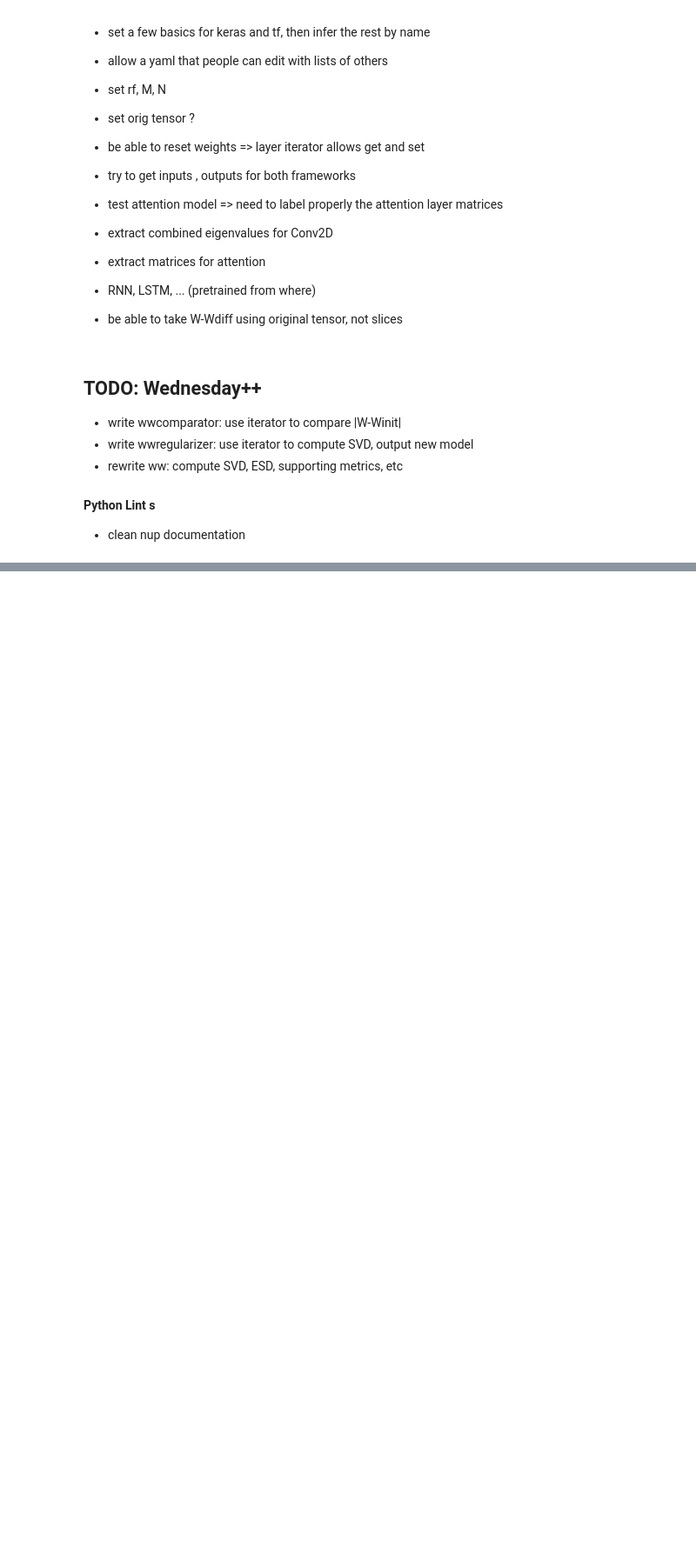
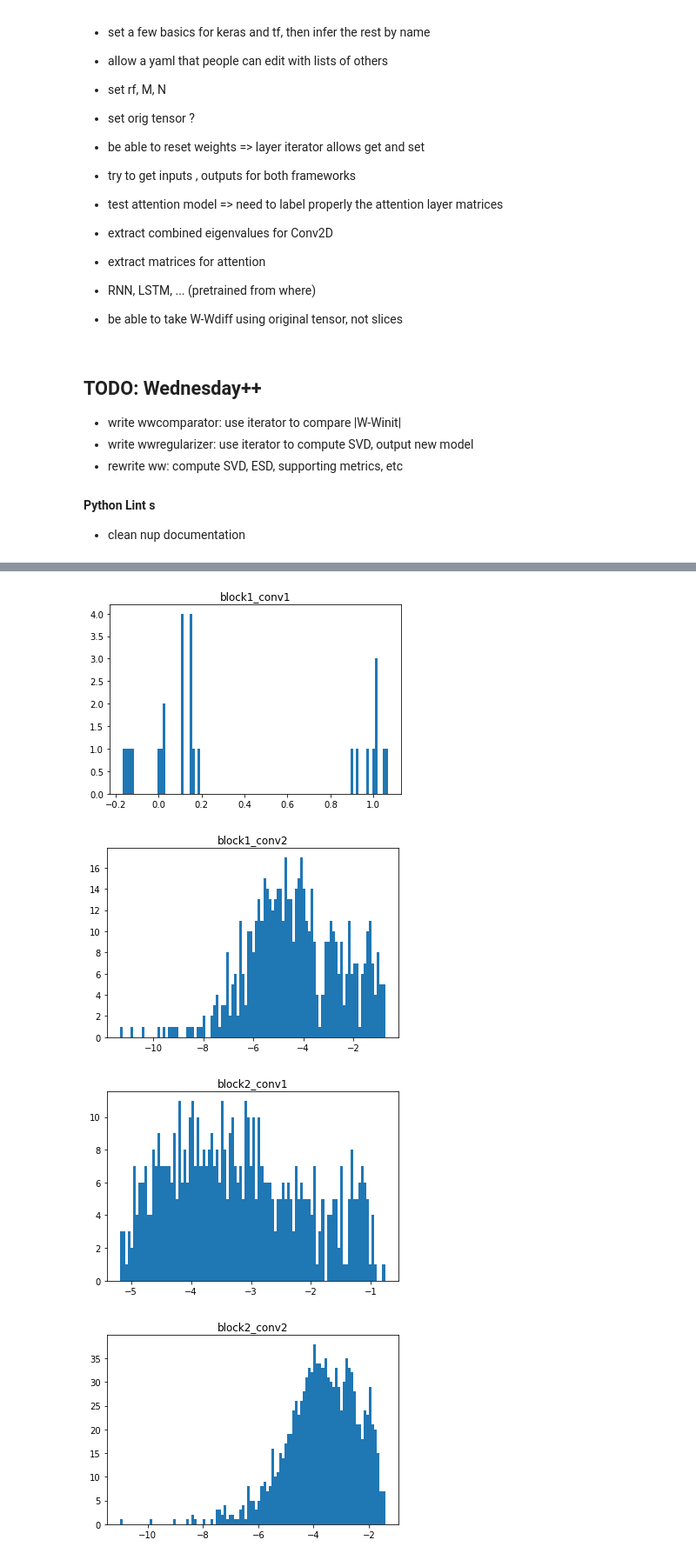
Before and after one commit to CalculatedContent/WeightWatcher, a Jupyter notebook: WWTemp.ipynb, the cells around one changed output, grey strips where cells are left out. Shown at 87% size. Drawn from its saved outputs; the diff is of its cells as text; code cells hidden in the pictures; blank space fills up the shorter version.

```diff
--- a/WWTemp.ipynb
+++ b/WWTemp.ipynb
@@ -189,6 +196,7 @@ class CHANNELS(IntFlag):
 - wrapper class that is a class (I forget the pattern)
 # %%
 class WWLayer:
+    """WW wrapper layer to Keras / PyTorch Layer object"""
     def __init__(self, layer, index=-1, name="",
                  the_type=LAYER_TYPE.UNKNOWN, framework=FRAMEWORK.UNKNOWN, skipped=False):
         self.layer = layer
@@ -210,18 +218,27 @@ class WWLayer:
         self.has_biases = False
         self.biases = None
 
-
-
         # extracted weight matrices
         self.num_W = 0
         self.Wmats = []
         self.N = 0
         self.M = 0
         self.num_components = self.M
-        self.receptive_field_size = None
+        self.receptive_field_size = 1
         self.inputs_shape = []
         self.outputs_shape = []
 
+        # evals
+        self.evals = None
+
+        # details
+        self.columns = []
+
+
+    def add_column(self, name, value):
+        """Add column to the details dataframe"""
+        self.columns.append(name)
+        self.__dict__[name] =  value
 
 
     def __repr__(self):
@@ -251,7 +268,7 @@ def layer_weights(ww_layer):
 
     has_weights, has_biases = False, False
     weights, biases = None, None
-    receptive_field_size = 0
+    receptive_field_size = 1 # default for dense layer
 
     l = ww_layer.layer
 
@@ -743,0 +941,8 @@ details
+# %%
+def apply_plot_esd(layer, params={}):
+    evals = ww_layer.evals
+    name = ww_layer.name
+    plt.title(name)
+    plt.hist(np.log10(evals), bins=100)
+    plt.show()
+    return layer
@@ -743,0 +968,16 @@ details
+# %%
+layer_iterator = WWLayerIterator(vgg16_keras)
+
+params = {}
+params['min_size']=0
+params['max_size']=100000
+
+for ww_layer in layer_iterator:
+    if(ww_layer.has_weights):
+        apply_esd(ww_layer, params)
+        apply_plot_esd(ww_layer, params)
+# %% [output]
+[figure, added]
+[figure, added]
+[figure, added]
+[figure, added]
```
Also changed, not shown: parts of 19 cells of this notebook.
